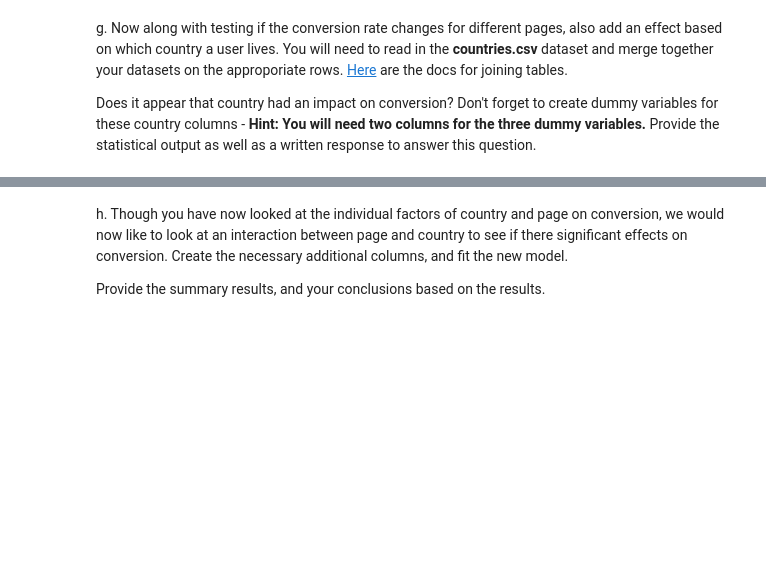
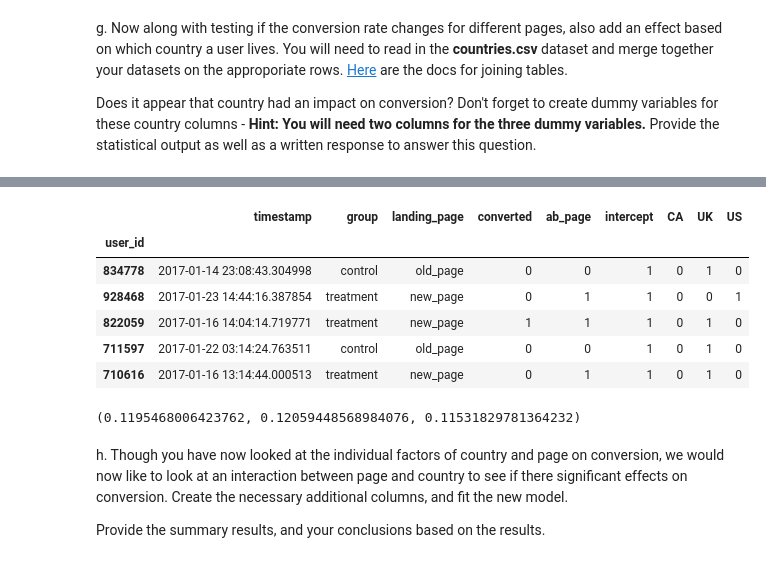
Before and after one commit to omarshoura/Udacity-DAND, a Jupyter notebook: Projects/A-B Testing/Analyze_ab_test_results_notebook.ipynb, the cells around one changed output, grey strips where cells are left out. Cells and saved outputs as stored; diff of their text form; code cells hidden in the pictures; blank space fills up the shorter version.

```diff
--- a/Projects/A-B Testing/Analyze_ab_test_results_notebook.ipynb
+++ b/Projects/A-B Testing/Analyze_ab_test_results_notebook.ipynb
@@ -301,2 +310,6 @@ a. Since each row is either a conversion or no conversion, what type of regressi
 # %% [markdown]
 b. The goal is to use **statsmodels** to fit the regression model you specified in part **a.** to see if there is a significant difference in conversion based on which page a customer receives.  However, you first need to create a column for the intercept, and create a dummy variable column for which page each user received.  Add an **intercept** column, as well as an **ab_page** column, which is 1 when an individual receives the **treatment** and 0 if **control**.
+# %%
+df2[['treatment','ab_page']]=pd.get_dummies(df2['group'])
+df2.drop('treatment',axis=1,inplace=True)
+df2.head()
@@ -303,2 +327,6 @@ b. The goal is to use **statsmodels** to fit the regression model you specified
 # %% [markdown]
 c. Use **statsmodels** to import your regression model.  Instantiate the model, and fit the model using the two columns you created in part **b.** to predict whether or not an individual converts.
+# %%
+df2['intercept']=1
+lm1=sm.Logit(df2.converted,df2[['intercept','ab_page']])
+res=lm1.fit()
@@ -323,0 +384,21 @@ df_new = countries_df.set_index('user_id').join(df2.set_index('user_id'), how='i
+# %%
+# create dummy variables for country column
+df_new[['CA','UK', 'US']] = pd.get_dummies(df_new['country'])
+# drop the country column since this is not necessary
+df_new = df_new.drop('country', 1)
+# show the head of the newly created dataframe
+df_new.head()
+# %% [output]
+|  | timestamp | group | landing_page | converted | ab_page | intercept | CA | UK | US |
+| user_id |  |  |  |  |  |  |  |  |  |
+| 834778 | 2017-01-14 23:08:43.304998 | control | old_page | 0 | 0 | 1 | 0 | 1 | 0 |
+| 928468 | 2017-01-23 14:44:16.387854 | treatment | new_page | 0 | 1 | 1 | 0 | 0 | 1 |
+| 822059 | 2017-01-16 14:04:14.719771 | treatment | new_page | 1 | 1 | 1 | 0 | 1 | 0 |
+| 711597 | 2017-01-22 03:14:24.763511 | control | old_page | 0 | 0 | 1 | 0 | 1 | 0 |
+| 710616 | 2017-01-16 13:14:44.000513 | treatment | new_page | 0 | 1 | 1 | 0 | 1 | 0 |
+# %%
+# find the conversion rates of each of the countries to answer the
+# question.
+df_new.query('US == "1"').converted.mean(),df_new.query('UK == "1"').converted.mean(),df_new.query('CA == "1"').converted.mean()
+# %% [output]
+(0.1195468006423762, 0.12059448568984076, 0.11531829781364232)
```
Also changed, not shown: parts of 22 cells of this notebook, 2 other files.
